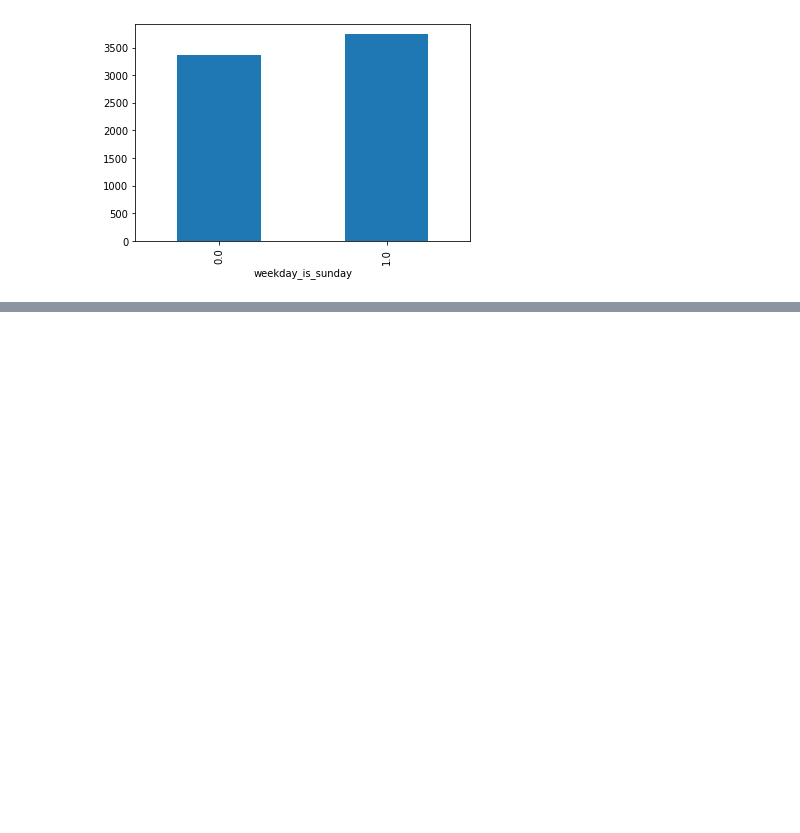
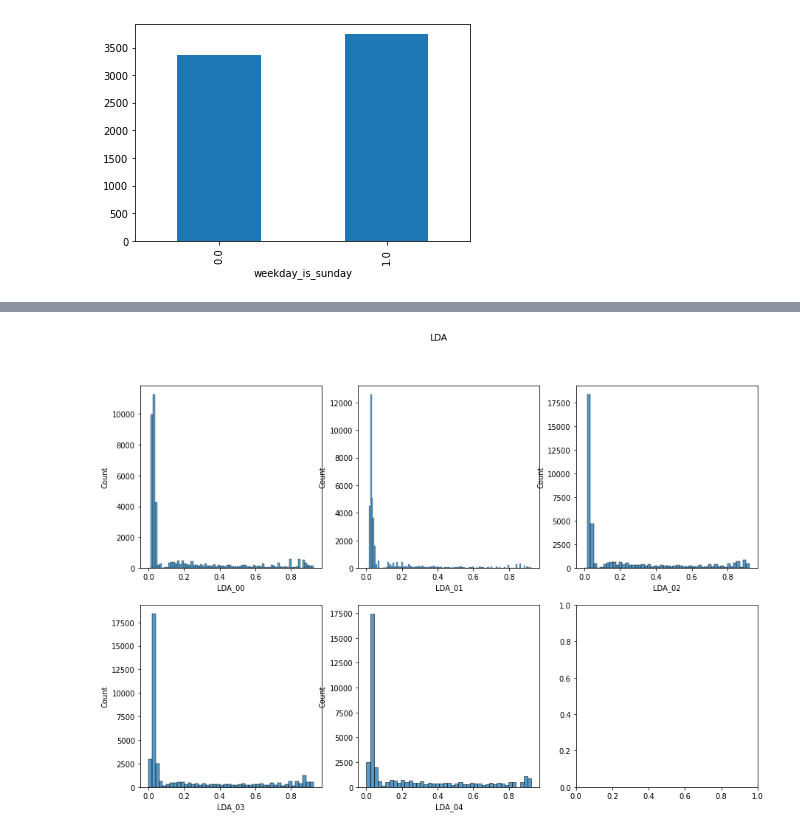
Before and after one commit to DivakarSai/python_projects, a Jupyter notebook: Online News Popularity/Online news Popularity.ipynb, the cells around one changed output, grey strips where cells are left out. Cells and saved outputs as stored; diff of their text form; code cells hidden in the pictures; blank space fills up the shorter version.

```diff
--- a/Online News Popularity/Online news Popularity.ipynb
+++ b/Online News Popularity/Online news Popularity.ipynb
@@ -233,0 +289,13 @@ df.groupby(' is_weekend')[' shares'].mean().plot(kind='bar')
+# %%
+fig, axs = plt.subplots(2, 3)
+fig.suptitle('LDA')
+fig.set_figheight(10)
+fig.set_figwidth(15)
+sns.histplot(data=df, x="LDA_00", kde=False,ax=axs[0, 0])
+sns.histplot(data=df, x="LDA_01", kde=False,ax=axs[0, 1])
+sns.histplot(data=df, x="LDA_02", kde=False,ax=axs[0, 2])
+sns.histplot(data=df, x="LDA_03", kde=False,ax=axs[1, 0])
+sns.histplot(data=df, x="LDA_04", kde=False,ax=axs[1, 1])
+plt.show()
+# %% [output]
+[figure, added]
```
Also changed, not shown: parts of 13 cells of this notebook, 1 other file.
